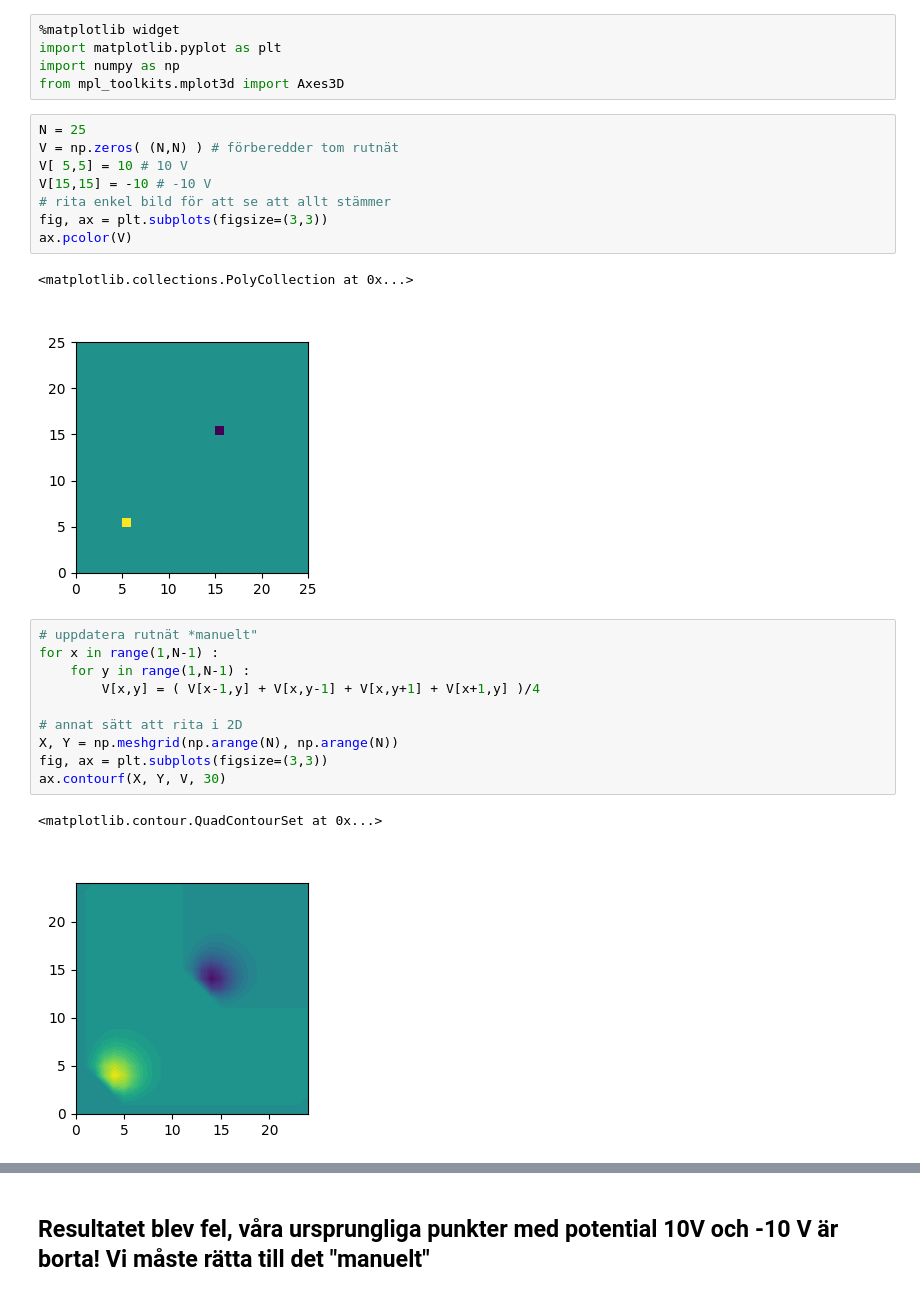
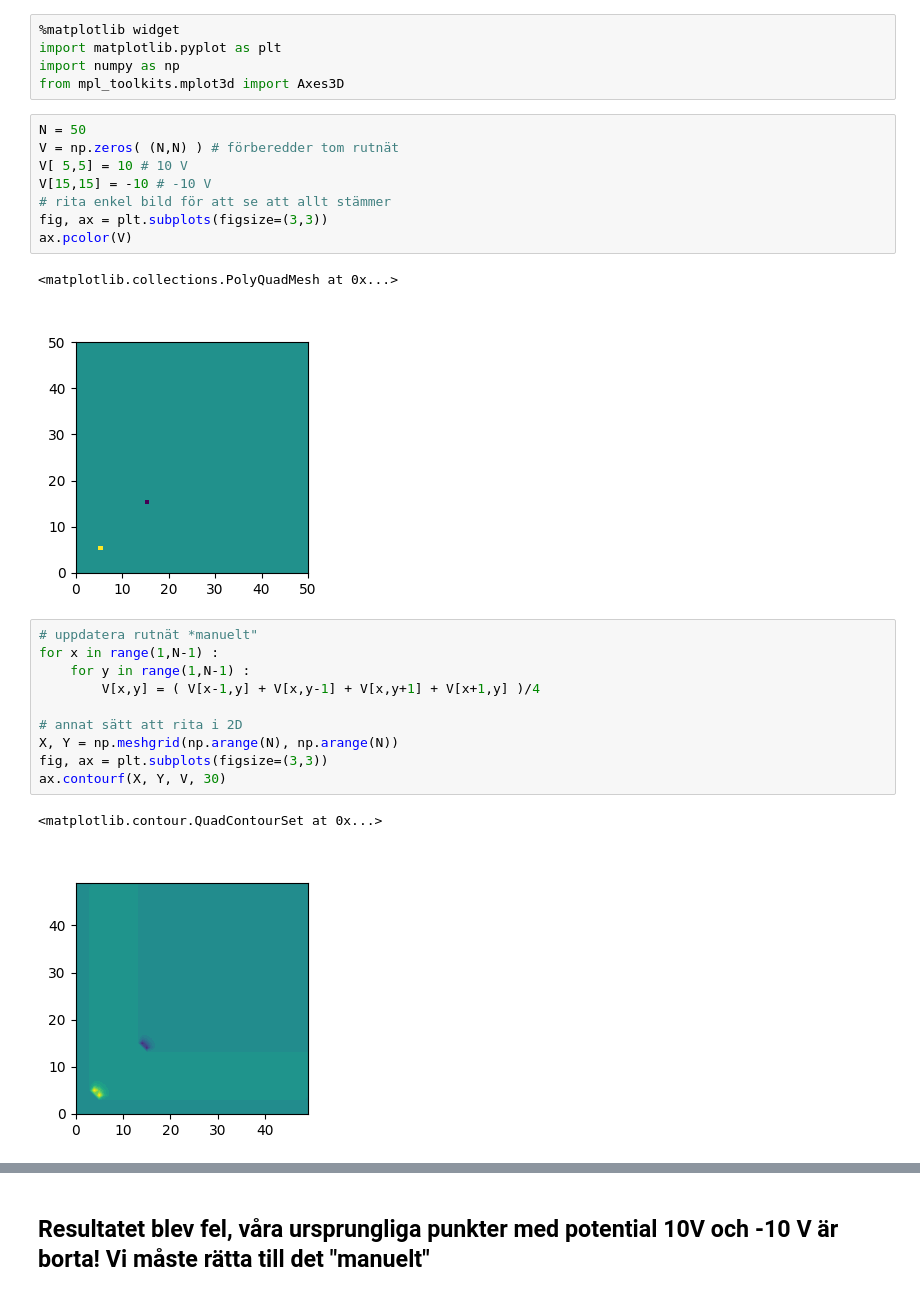
Before and after one commit to Hobbit0419/Uni_code, a Jupyter notebook: Elmag/Lektion 4/Lektion4a.ipynb, the cells around one changed output, grey strips where cells are left out. Drawn from its saved outputs; the diff is of its cells as text.

```diff
--- a/Elmag/Lektion 4/Lektion4a.ipynb
+++ b/Elmag/Lektion 4/Lektion4a.ipynb
@@ -79,16 +79,16 @@ import matplotlib.pyplot as plt
 import numpy as np
 from mpl_toolkits.mplot3d import Axes3D
 # %%
-N = 25
+N = 50
 V = np.zeros( (N,N) ) # förberedder tom rutnät
 V[ 5,5] = 10 # 10 V
 V[15,15] = -10 # -10 V
 # rita enkel bild för att se att allt stämmer
 fig, ax = plt.subplots(figsize=(3,3))
 ax.pcolor(V)
 # %% [output]
-<matplotlib.collections.PolyCollection at 0x...>
+<matplotlib.collections.PolyQuadMesh at 0x...>
-[figure, old version]
+[figure, new version]
 # %%
 # uppdatera rutnät *manuelt"
 for x in range(1,N-1) :
@@ -101,7 +101,7 @@ fig, ax = plt.subplots(figsize=(3,3))
 ax.contourf(X, Y, V, 30)
 # %% [output]
 <matplotlib.contour.QuadContourSet at 0x...>
-[figure, old version]
+[figure, new version]
 # %%
 # uppdatera rutnät med enkel loop
 for k in range(100) :
```
Also changed, not shown: parts of 11 cells of this notebook, 29 other files.
